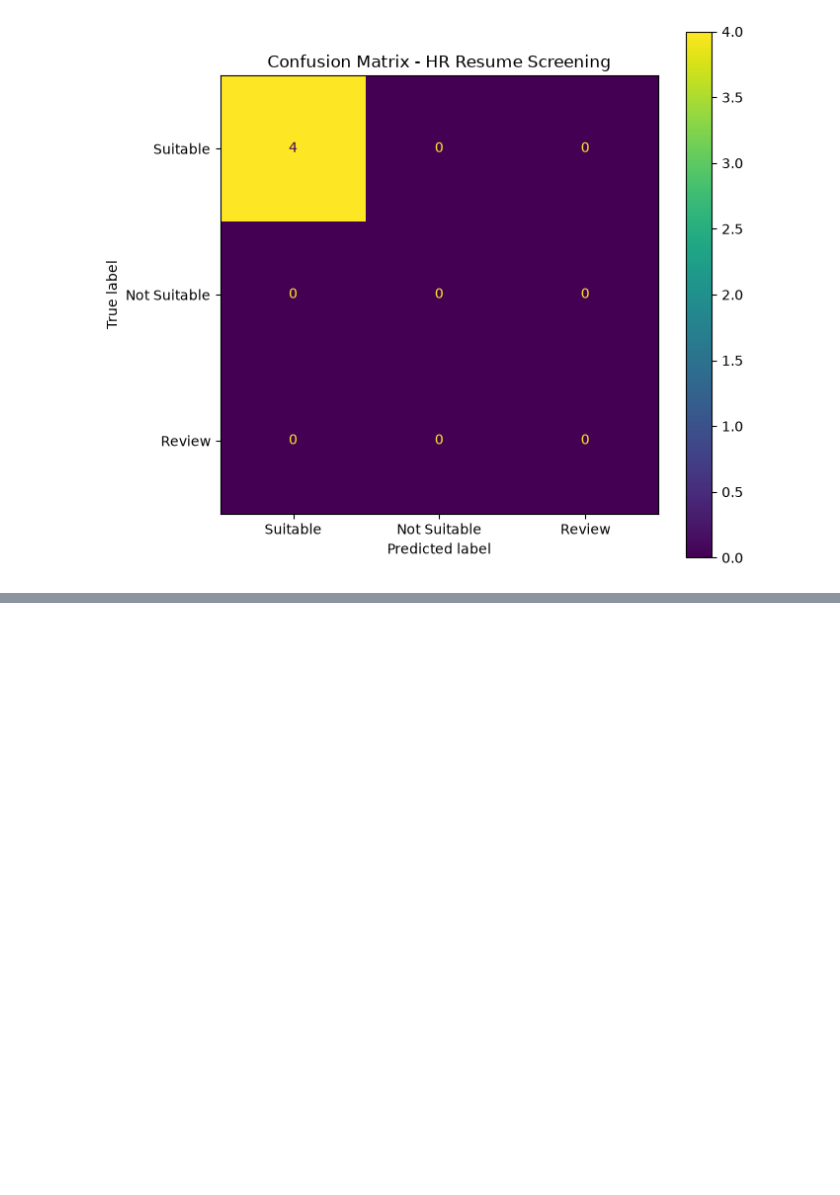
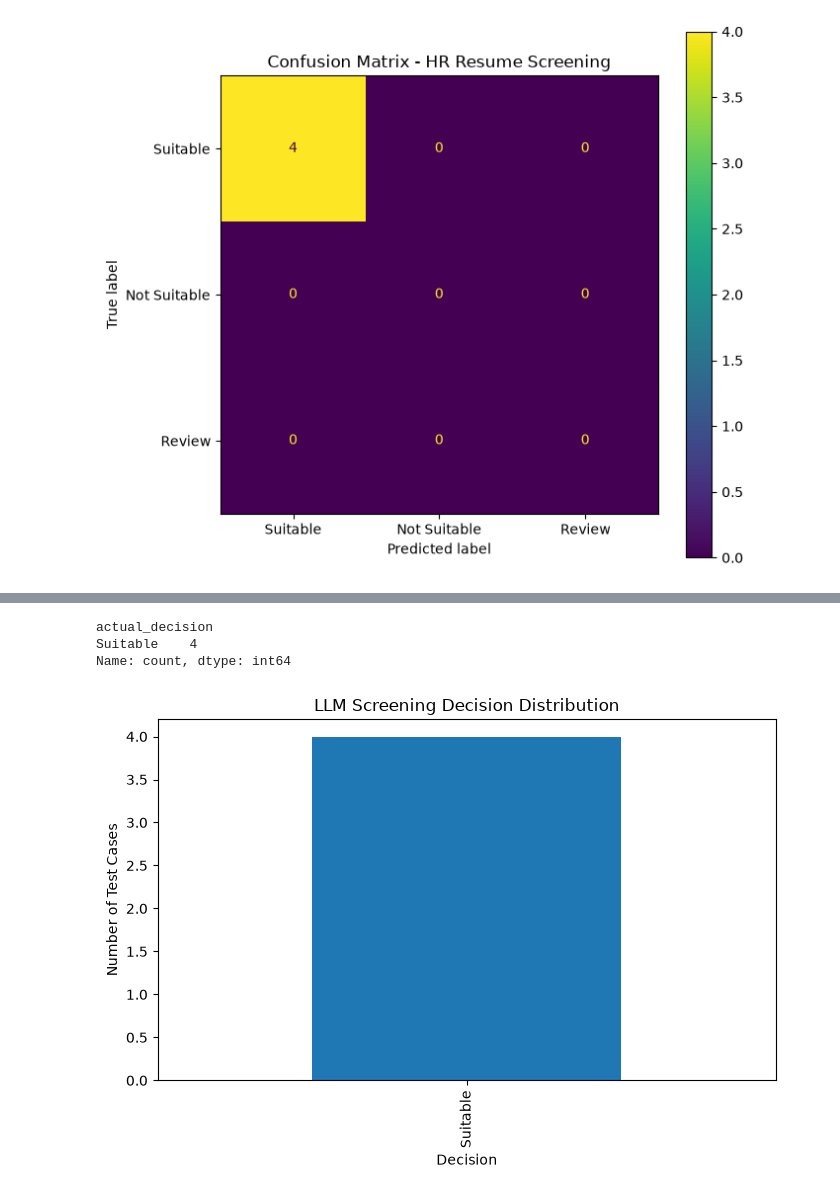
Before and after one commit to nimeshi1023/LLM-Resume-Evaluation-Framework, a Jupyter notebook: notebooks/analysis.ipynb, the cells around one changed output, grey strips where cells are left out. Cells and saved outputs as stored; diff of their text form; code cells hidden in the pictures; blank space fills up the shorter version.

```diff
--- a/notebooks/analysis.ipynb
+++ b/notebooks/analysis.ipynb
@@ -181,0 +224,26 @@ plt.show()
+# %%
+decision_counts = df["actual_decision"].value_counts()
+
+decision_counts
+# %% [output]
+actual_decision
+Suitable    4
+Name: count, dtype: int64
+# %%
+plt.figure(figsize=(7, 5))
+
+decision_counts.plot(
+    kind="bar"
+)
+
+plt.title("LLM Screening Decision Distribution")
+
+plt.xlabel("Decision")
+
+plt.ylabel("Number of Test Cases")
+
+plt.tight_layout()
+
+plt.show()
+# %% [output]
+[figure, added]
```
Also changed, not shown: parts of 10 cells of this notebook.
